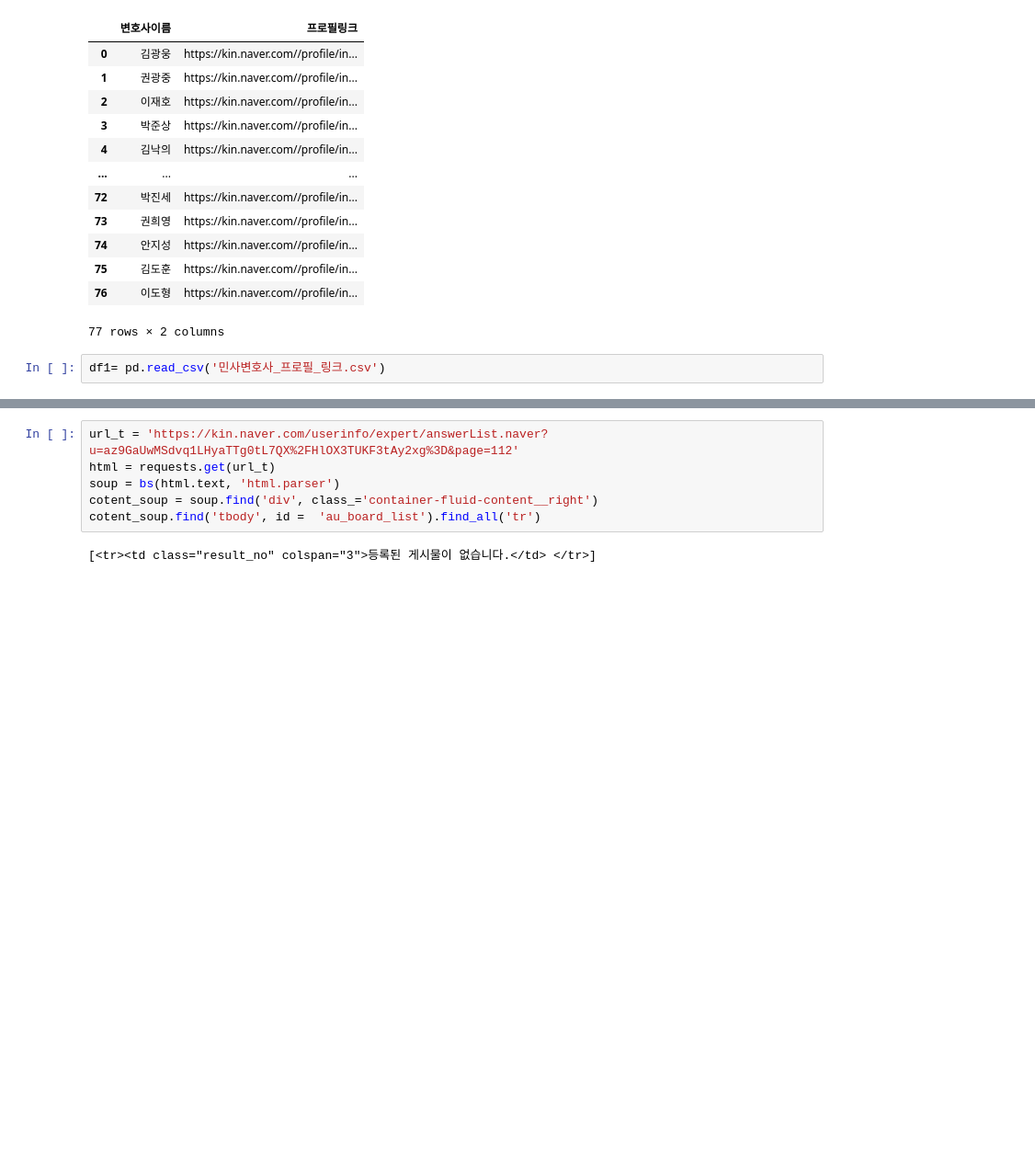
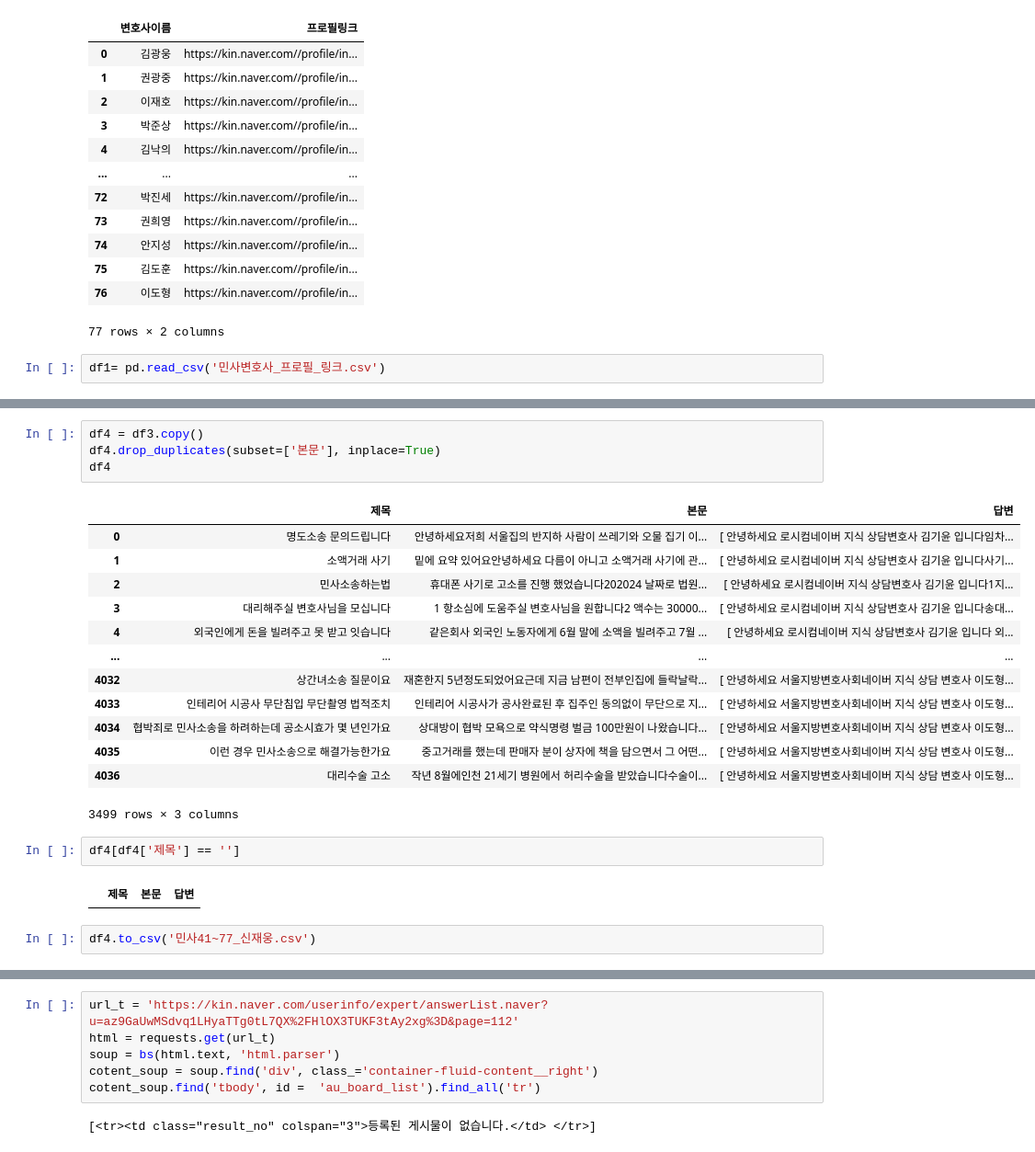
Before and after one commit to Kwon-Giil/Multicampus-Semi2, a Jupyter notebook: 네이버 지식인 크롤링.ipynb, the cells around one changed output, grey strips where cells are left out. Shown at 92% size. Saved outputs shown, nothing was run; the diff lists cells and outputs as text; blank space fills up the shorter version.

```diff
--- a/네이버 지식인 크롤링.ipynb
+++ b/네이버 지식인 크롤링.ipynb
@@ -396 +404,25 @@ df2
+# %%
+df4 = df3.copy()
+df4.drop_duplicates(subset=['본문'], inplace=True)
+df4
+# %% [output]
+|  | 제목 | 본문 | 답변 |
+| 0 | 명도소송 문의드립니다 | 안녕하세요저희 서울집의 반지하 사람이 쓰레기와 오물 집기 이... | [ 안녕하세요 로시컴네이버 지식 상담변호사 김기윤 입니다임차... |
+| 1 | 소액거래 사기 | 밑에 요약 있어요안녕하세요 다름이 아니고 소액거래 사기에 관... | [ 안녕하세요 로시컴네이버 지식 상담변호사 김기윤 입니다사기... |
+| 2 | 민사소송하는법 | 휴대폰 사기로 고소를 진행 했었습니다202024 날짜로 법원... | [ 안녕하세요 로시컴네이버 지식 상담변호사 김기윤 입니다1지... |
+| 3 | 대리해주실 변호사님을 모십니다 | 1 항소심에 도움주실 변호사님을 원합니다2 액수는 30000... | [ 안녕하세요 로시컴네이버 지식 상담변호사 김기윤 입니다송대... |
+| 4 | 외국인에게 돈을 빌려주고 못 받고 잇습니다 | 같은회사 외국인 노동자에게 6월 말에 소액을 빌려주고 7월 ... | [ 안녕하세요 로시컴네이버 지식 상담변호사 김기윤 입니다 외... |
+| ... | ... | ... | ... |
+| 4032 | 상간녀소송 질문이요 | 재혼한지 5년정도되었어요근데 지금 남편이 전부인집에 들락날락... | [ 안녕하세요 서울지방변호사회네이버 지식 상담 변호사 이도형... |
+| 4033 | 인테리어 시공사 무단침입 무단촬영 법적조치 | 인테리어 시공사가 공사완료된 후 집주인 동의없이 무단으로 지... | [ 안녕하세요 서울지방변호사회네이버 지식 상담 변호사 이도형... |
+| 4034 | 협박죄로 민사소송을 하려하는데 공소시효가 몇 년인가요 | 상대방이 협박 모욕으로 약식명령 벌금 100만원이 나왔습니다... | [ 안녕하세요 서울지방변호사회네이버 지식 상담 변호사 이도형... |
+| 4035 | 이런 경우 민사소송으로 해결가능한가요 | 중고거래를 했는데 판매자 분이 상자에 책을 담으면서 그 어떤... | [ 안녕하세요 서울지방변호사회네이버 지식 상담 변호사 이도형... |
+| 4036 | 대리수술 고소 | 작년 8월에인천 21세기 병원에서 허리수술을 받았습니다수술이... | [ 안녕하세요 서울지방변호사회네이버 지식 상담 변호사 이도형... |
+3499 rows × 3 columns
+# %%
+df4[df4['제목'] == '']
+# %% [output]
+|  | 제목 | 본문 | 답변 |
+# %%
+df4.to_csv('민사41~77_신재웅.csv')
 # %%
```
Also changed, not shown: parts of 11 cells of this notebook, 1 other file.
